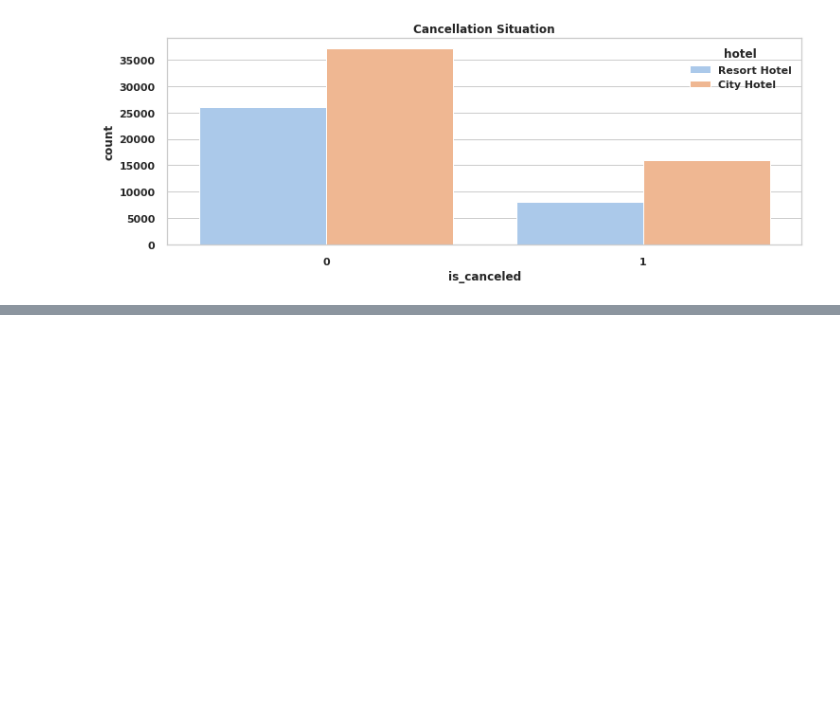
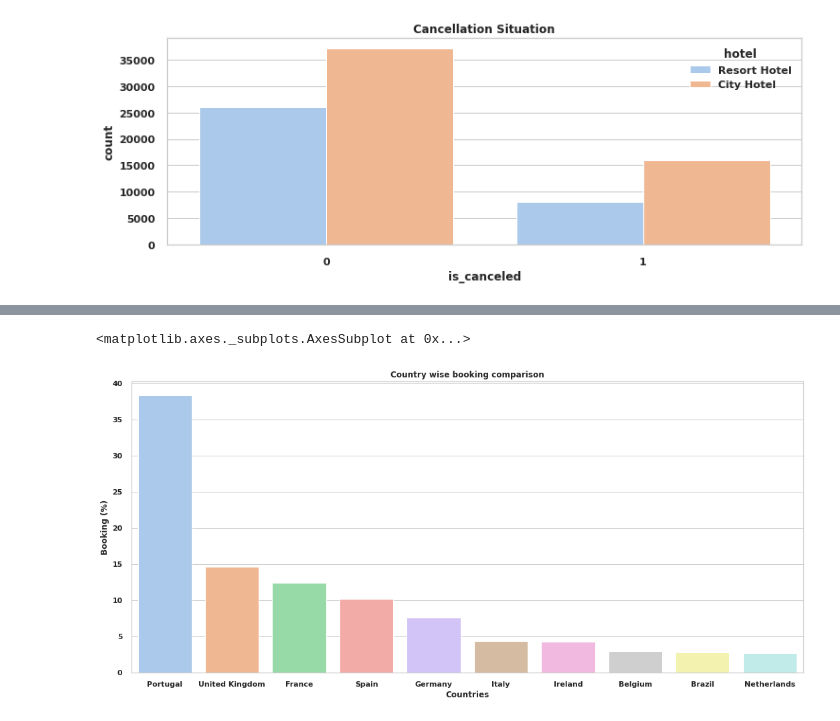
Before and after one commit to VHP2305/EDA-Capstone, a Jupyter notebook: Hotel_Booking_Analysis_Capstone_Project.ipynb, the cells around one changed output, grey strips where cells are left out. Cells and saved outputs as stored; diff of their text form; code cells hidden in the pictures; blank space fills up the shorter version.

```diff
--- a/Hotel_Booking_Analysis_Capstone_Project.ipynb
+++ b/Hotel_Booking_Analysis_Capstone_Project.ipynb
@@ -357,0 +433,38 @@ plt.show()
+# %%
+def get_count(series, limit=None):
+
+    '''
+    INPUT:
+        series: Pandas Series (Single Column from DataFrame)
+        limit:  If value given, limit the output value to first limit samples.
+    OUTPUT:
+        x = Unique values
+        y = Count of unique values
+    '''
+
+    if limit != None:
+        series = series.value_counts()[:limit]
+    else:
+        series = series.value_counts()
+
+    x = series.index
+    y = series/series.sum()*100
+
+    return x.values,y.values
+# %%
+import pycountry as pc
+
+x,y = get_count(df['country'], limit=10)
+
+## For each country code select the country name
+country_name = [pc.countries.get(alpha_3=name).name for name in x]
+
+plt.figure(figsize=(18,8))
+plt.title("Country wise booking comparison")
+plt.xlabel("Countries")
+plt.ylabel("Booking (%)")
+# plt.bar(country_name,y)
+sns.barplot(x = country_name, y = y)
+# %% [output]
+<matplotlib.axes._subplots.AxesSubplot at 0x...>
+[figure, added]
```
Also changed, not shown: parts of 25 cells of this notebook.
